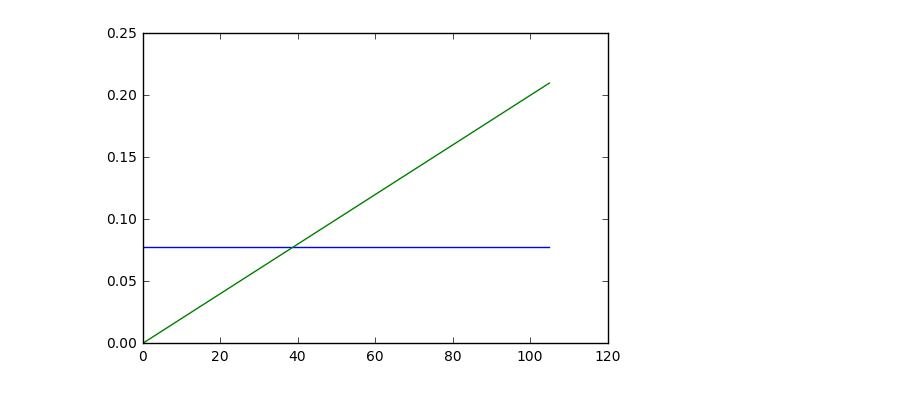
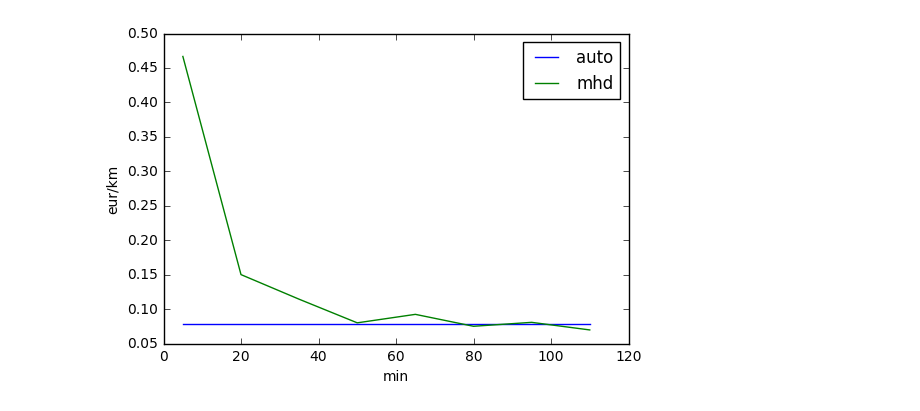
Before and after one commit to pomali/mhd, a Jupyter notebook: Elektricenka.ipynb, the cells around one changed output. Cells and saved outputs as stored; diff of their text form; code cells hidden in the pictures.

```diff
--- a/Elektricenka.ipynb
+++ b/Elektricenka.ipynb
@@ -45,8 +51,19 @@ plt.show();
 # %%
-x = numpy.arange(0, 120, 15)
+x = numpy.arange(5, 120, 15) #min
 trend_auto_y = numpy.ones(8) * ceny_eur_km['auto']
-trend_elektricka_y = x * (ceny_eur_km['elektricka30min'] - ceny_eur_km['elektricka60min'])/30
-plt.plot(x, trend_auto_y);
-plt.plot(x, trend_elektricka_y);
+trend_elektricka_y = [] #eur
+for a in x:
+    v = 99
+    for e in elektricka:
+        t = e['cena_eur'] / ((a/60) * elektricka_rychlost_km_h)
+        if t < v and e['cas_min'] > a:
+            v = t
+    trend_elektricka_y.append(v)
+
+plt.plot(x, trend_auto_y, label='auto');
+plt.plot(x, trend_elektricka_y, label='mhd');
+plt.xlabel('min')
+plt.ylabel('eur/km')
+plt.legend();
 # %% [output]
-[figure, old version]
+[figure, new version]
```
Also changed, not shown: parts of 9 cells of this notebook.
